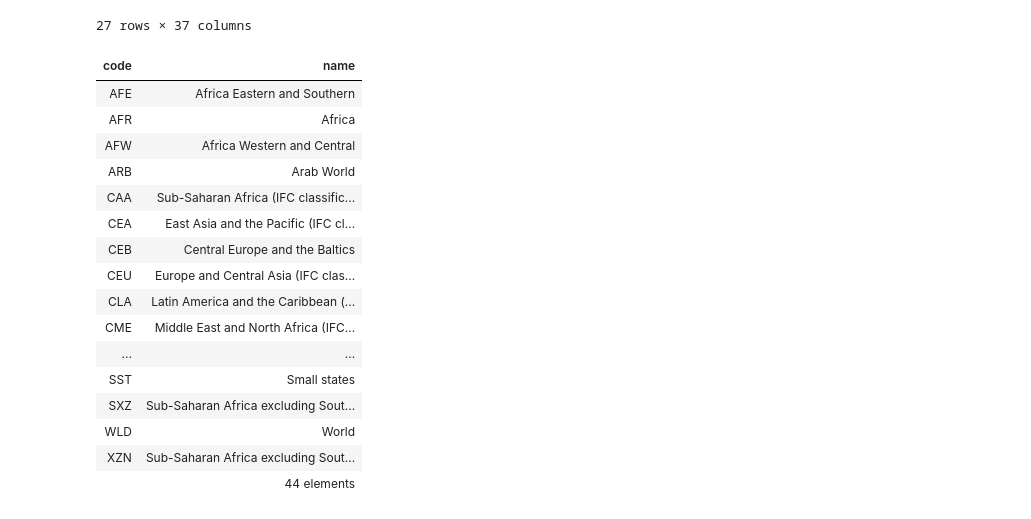
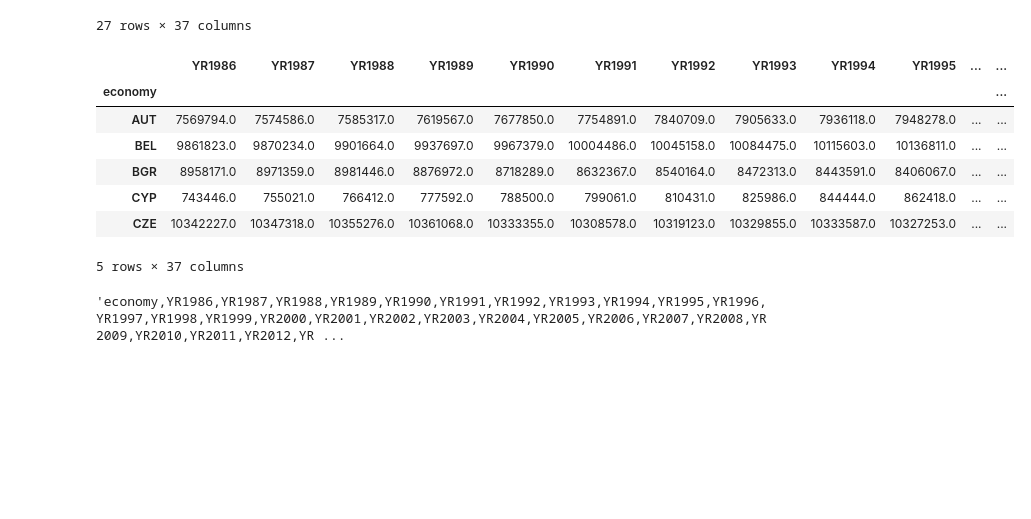
Before and after one commit to CaspervanWetten/DataDetectives, a Jupyter notebook: notebook/WB.ipynb, the cells around one changed output. Saved outputs shown, nothing was run; the diff lists cells and outputs as text; code cells hidden in the pictures; blank space fills up the shorter version.

Commit message:
population data
population data letsgooo

```diff
--- a/notebook/WB.ipynb
+++ b/notebook/WB.ipynb
@@ -78,22 +78,20 @@ wb.data.DataFrame('SP.POP.TOTL', wb.region.members('EUU'), range(1986, 2085, 1))
 | SWE | 8369829.0 | 8397804.0 | 8436489.0 | 8492964.0 | 8558835.0 | 8617375.0 | 8668067.0 | 8718561.0 | 8780745.0 | 8826939.0 | ... | ... |
 27 rows × 37 columns
 # %%
-wb.region.info()
+EUList_alpha3 = ['BEL', 'BGR', 'CZE', 'DNK', 'DEU', 'EST', 'IRL', 'GRC', 'ESP', 'FRA', 'HRV', 'ITA', 'CYP', 'LVA', 'LTU', 'LUX', 'HUN', 'MLT', 'NLD', 'AUT', 'POL', 'PRT', 'ROU', 'SVN', 'SVK', 'FIN', 'SWE']
+
+pop_data = wb.data.DataFrame('SP.POP.TOTL', EUList_alpha3 ,range(1986, 2023, 1))
+pop_data.head()
 # %% [output]
-| code | name |
-| AFE | Africa Eastern and Southern |
-| AFR | Africa |
-| AFW | Africa Western and Central |
-| ARB | Arab World |
-| CAA | Sub-Saharan Africa (IFC classific... |
-| CEA | East Asia and the Pacific (IFC cl... |
-| CEB | Central Europe and the Baltics |
-| CEU | Europe and Central Asia (IFC clas... |
-| CLA | Latin America and the Caribbean (... |
-| CME | Middle East and North Africa (IFC... |
-| ... | ... |
-| SST | Small states |
-| SXZ | Sub-Saharan Africa excluding Sout... |
-| WLD | World |
-| XZN | Sub-Saharan Africa excluding Sout... |
-|  | 44 elements |
+|  | YR1986 | YR1987 | YR1988 | YR1989 | YR1990 | YR1991 | YR1992 | YR1993 | YR1994 | YR1995 | ... | ... |
+| economy |  |  |  |  |  |  |  |  |  |  |  | ... |
+| AUT | 7569794.0 | 7574586.0 | 7585317.0 | 7619567.0 | 7677850.0 | 7754891.0 | 7840709.0 | 7905633.0 | 7936118.0 | 7948278.0 | ... | ... |
+| BEL | 9861823.0 | 9870234.0 | 9901664.0 | 9937697.0 | 9967379.0 | 10004486.0 | 10045158.0 | 10084475.0 | 10115603.0 | 10136811.0 | ... | ... |
+| BGR | 8958171.0 | 8971359.0 | 8981446.0 | 8876972.0 | 8718289.0 | 8632367.0 | 8540164.0 | 8472313.0 | 8443591.0 | 8406067.0 | ... | ... |
+| CYP | 743446.0 | 755021.0 | 766412.0 | 777592.0 | 788500.0 | 799061.0 | 810431.0 | 825986.0 | 844444.0 | 862418.0 | ... | ... |
+| CZE | 10342227.0 | 10347318.0 | 10355276.0 | 10361068.0 | 10333355.0 | 10308578.0 | 10319123.0 | 10329855.0 | 10333587.0 | 10327253.0 | ... | ... |
+5 rows × 37 columns
+# %%
+pop_data.to_csv('pop_data)
+# %% [output]
+'economy,YR1986,YR1987,YR1988,YR1989,YR1990,YR1991,YR1992,YR1993,YR1994,YR1995,YR1996,YR1997,YR1998,YR1999,YR2000,YR2001,YR2002,YR2003,YR2004,YR2005,YR2006,YR2007,YR2008,YR2009,YR2010,YR2011,YR2012,YR ...
```
Also changed, not shown: parts of 1 cell of this notebook, 1 other file.
